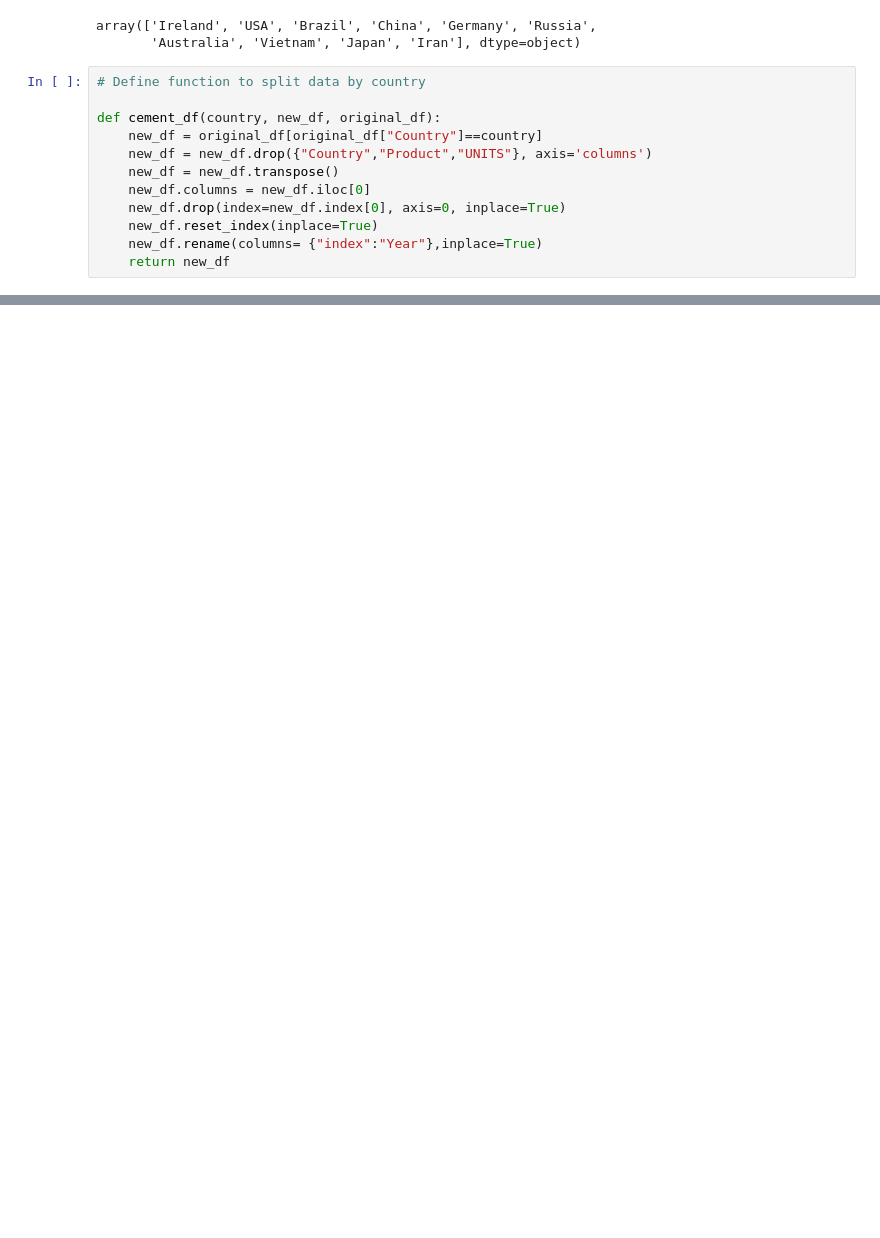
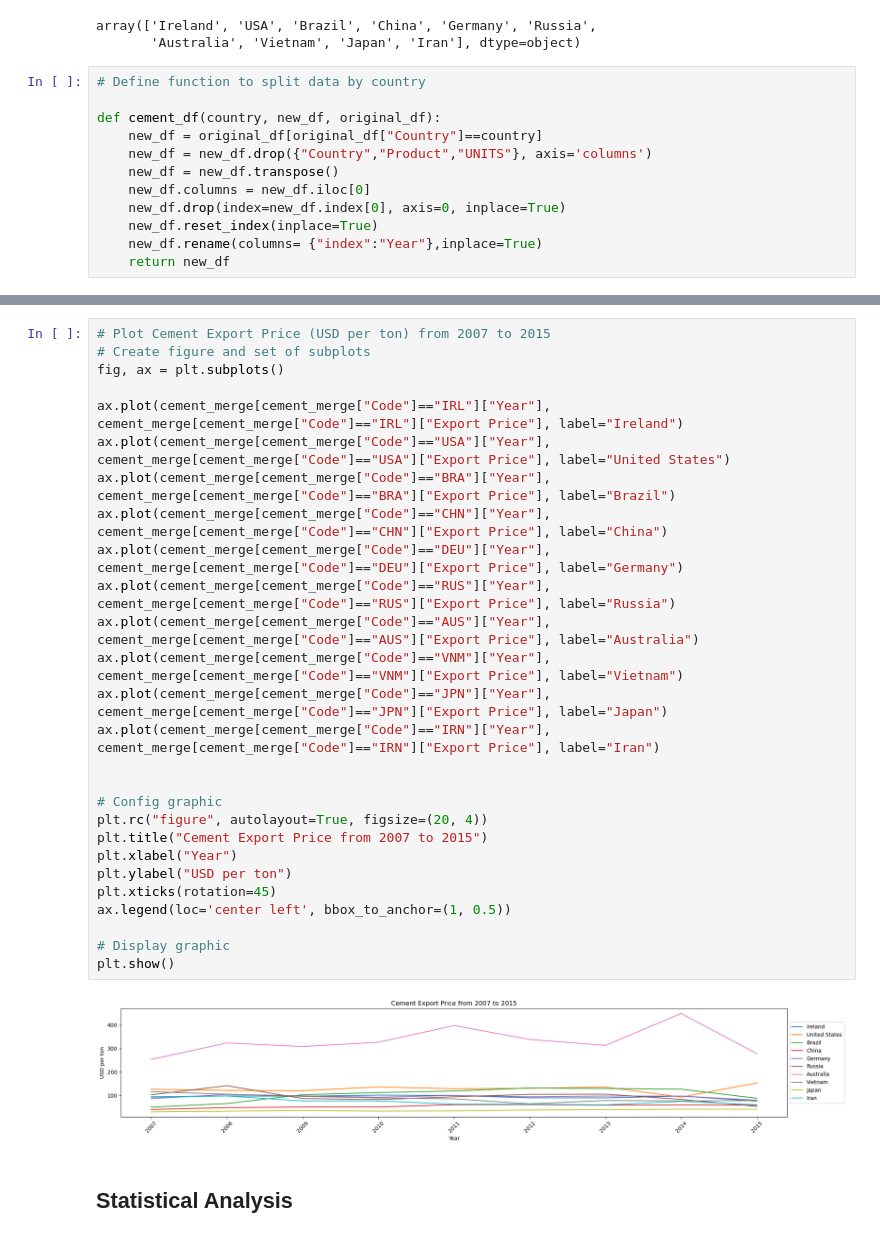
Before and after one commit to ASM2023063/mscda-20231-ca2, a Jupyter notebook: 2023063_ca2_notebook1.ipynb, the cells around one changed output, grey strips where cells are left out. Saved outputs shown, nothing was run; the diff lists cells and outputs as text; blank space fills up the shorter version.

```diff
--- a/2023063_ca2_notebook1.ipynb
+++ b/2023063_ca2_notebook1.ipynb
@@ -429,0 +394,31 @@ fig.show()
+# %%
+# Plot Cement Export Price (USD per ton) from 2007 to 2015
+# Create figure and set of subplots
+fig, ax = plt.subplots()
+
+ax.plot(cement_merge[cement_merge["Code"]=="IRL"]["Year"], cement_merge[cement_merge["Code"]=="IRL"]["Export Price"], label="Ireland")
+ax.plot(cement_merge[cement_merge["Code"]=="USA"]["Year"], cement_merge[cement_merge["Code"]=="USA"]["Export Price"], label="United States")
+ax.plot(cement_merge[cement_merge["Code"]=="BRA"]["Year"], cement_merge[cement_merge["Code"]=="BRA"]["Export Price"], label="Brazil")
+ax.plot(cement_merge[cement_merge["Code"]=="CHN"]["Year"], cement_merge[cement_merge["Code"]=="CHN"]["Export Price"], label="China")
+ax.plot(cement_merge[cement_merge["Code"]=="DEU"]["Year"], cement_merge[cement_merge["Code"]=="DEU"]["Export Price"], label="Germany")
+ax.plot(cement_merge[cement_merge["Code"]=="RUS"]["Year"], cement_merge[cement_merge["Code"]=="RUS"]["Export Price"], label="Russia")
+ax.plot(cement_merge[cement_merge["Code"]=="AUS"]["Year"], cement_merge[cement_merge["Code"]=="AUS"]["Export Price"], label="Australia")
+ax.plot(cement_merge[cement_merge["Code"]=="VNM"]["Year"], cement_merge[cement_merge["Code"]=="VNM"]["Export Price"], label="Vietnam")
+ax.plot(cement_merge[cement_merge["Code"]=="JPN"]["Year"], cement_merge[cement_merge["Code"]=="JPN"]["Export Price"], label="Japan")
+ax.plot(cement_merge[cement_merge["Code"]=="IRN"]["Year"], cement_merge[cement_merge["Code"]=="IRN"]["Export Price"], label="Iran")
+
+
+# Config graphic
+plt.rc("figure", autolayout=True, figsize=(20, 4))
+plt.title("Cement Export Price from 2007 to 2015")
+plt.xlabel("Year")
+plt.ylabel("USD per ton")
+plt.xticks(rotation=45)
+ax.legend(loc='center left', bbox_to_anchor=(1, 0.5))
+
+# Display graphic
+plt.show()
+# %% [output]
+[figure, added]
+# %% [markdown]
+## Statistical Analysis
```
Also changed, not shown: parts of 37 cells of this notebook.
